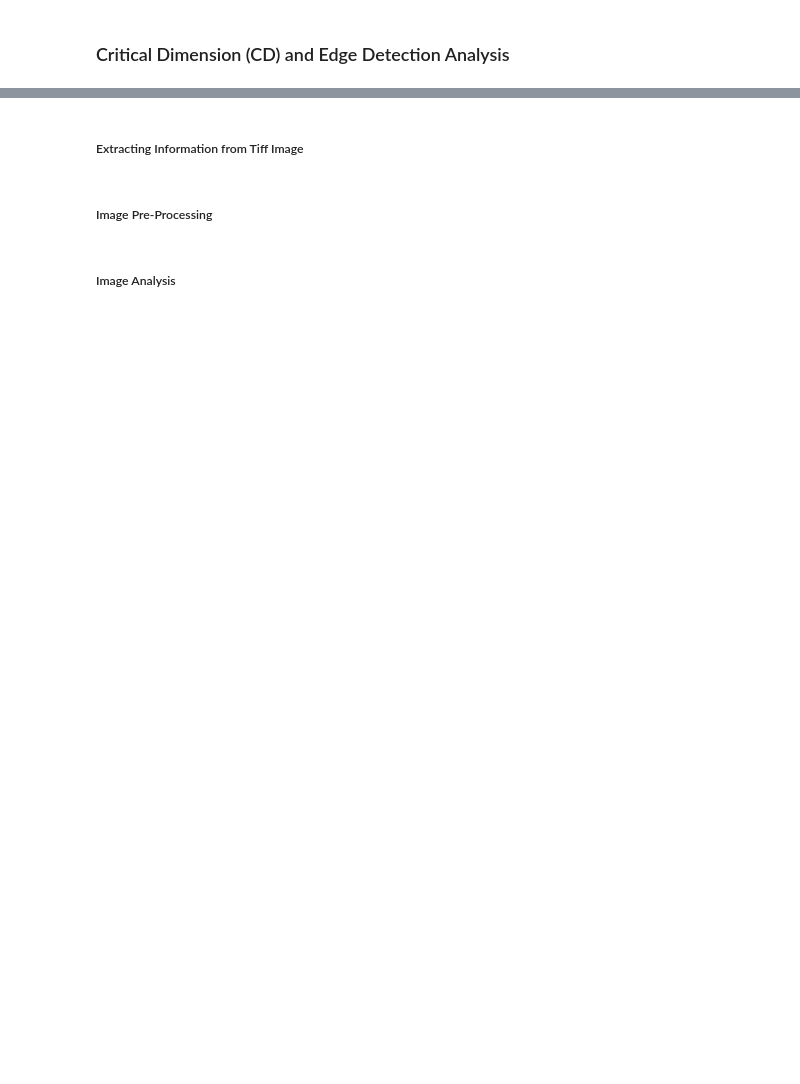
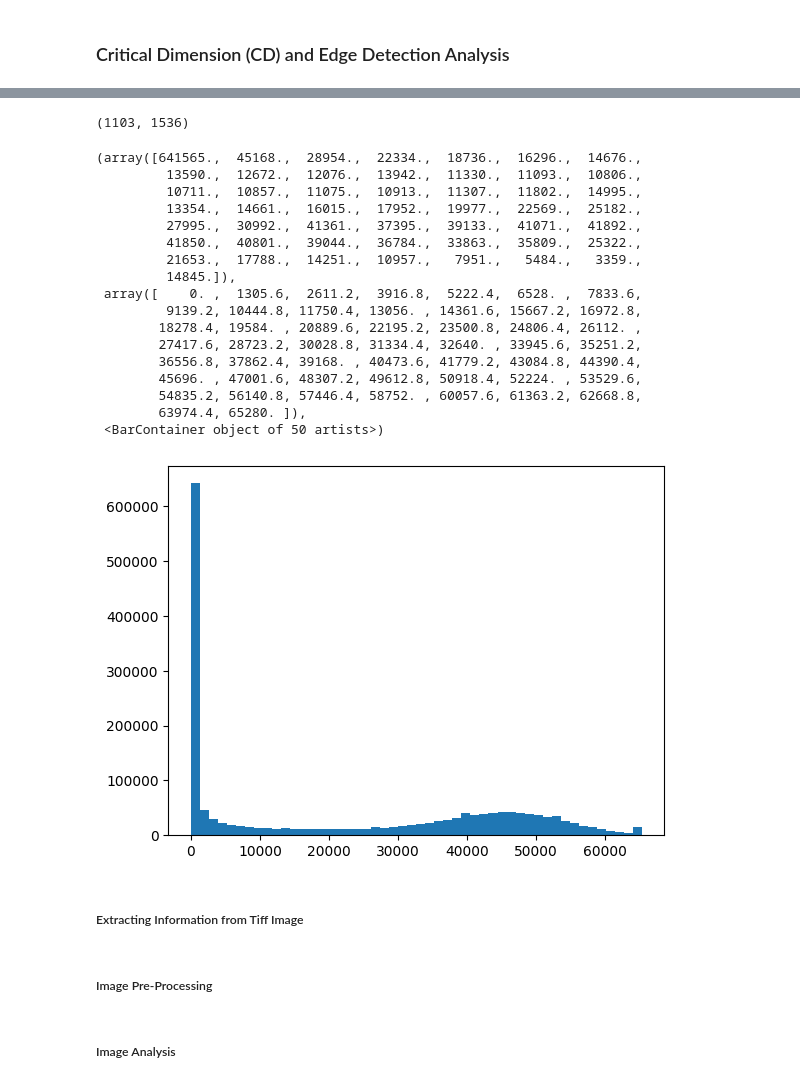
Before and after one commit to thrighun/DP, a Jupyter notebook: Code/LWR and LER analysis.ipynb, the cells around one changed output, grey strips where cells are left out. Saved outputs shown, nothing was run; the diff lists cells and outputs as text; code cells hidden in the pictures; blank space fills up the shorter version.

```diff
--- a/Code/LWR and LER analysis.ipynb
+++ b/Code/LWR and LER analysis.ipynb
@@ -25,3 +28,29 @@ array([[63232, 54784, 65024, ..., 43008, 38912, 35584],
+# %%
+image.shape
+# %% [output]
+(1103, 1536)
+# %%
+id_image = image.reshape(image.shape[0]*image.shape[1],1)
+plt.hist(id_image,bins=50)
+# %% [output]
+(array([641565.,  45168.,  28954.,  22334.,  18736.,  16296.,  14676.,
+         13590.,  12672.,  12076.,  13942.,  11330.,  11093.,  10806.,
+         10711.,  10857.,  11075.,  10913.,  11307.,  11802.,  14995.,
+         13354.,  14661.,  16015.,  17952.,  19977.,  22569.,  25182.,
+         27995.,  30992.,  41361.,  37395.,  39133.,  41071.,  41892.,
+         41850.,  40801.,  39044.,  36784.,  33863.,  35809.,  25322.,
+         21653.,  17788.,  14251.,  10957.,   7951.,   5484.,   3359.,
+         14845.]),
+ array([    0. ,  1305.6,  2611.2,  3916.8,  5222.4,  6528. ,  7833.6,
+         9139.2, 10444.8, 11750.4, 13056. , 14361.6, 15667.2, 16972.8,
+        18278.4, 19584. , 20889.6, 22195.2, 23500.8, 24806.4, 26112. ,
+        27417.6, 28723.2, 30028.8, 31334.4, 32640. , 33945.6, 35251.2,
+        36556.8, 37862.4, 39168. , 40473.6, 41779.2, 43084.8, 44390.4,
+        45696. , 47001.6, 48307.2, 49612.8, 50918.4, 52224. , 53529.6,
+        54835.2, 56140.8, 57446.4, 58752. , 60057.6, 61363.2, 62668.8,
+        63974.4, 65280. ]),
+ <BarContainer object of 50 artists>)
+[figure, added]
 # %% [markdown]
 ##### Extracting Information from Tiff Image
 # %%
```
Also changed, not shown: parts of 7 cells of this notebook, 11 other files.
